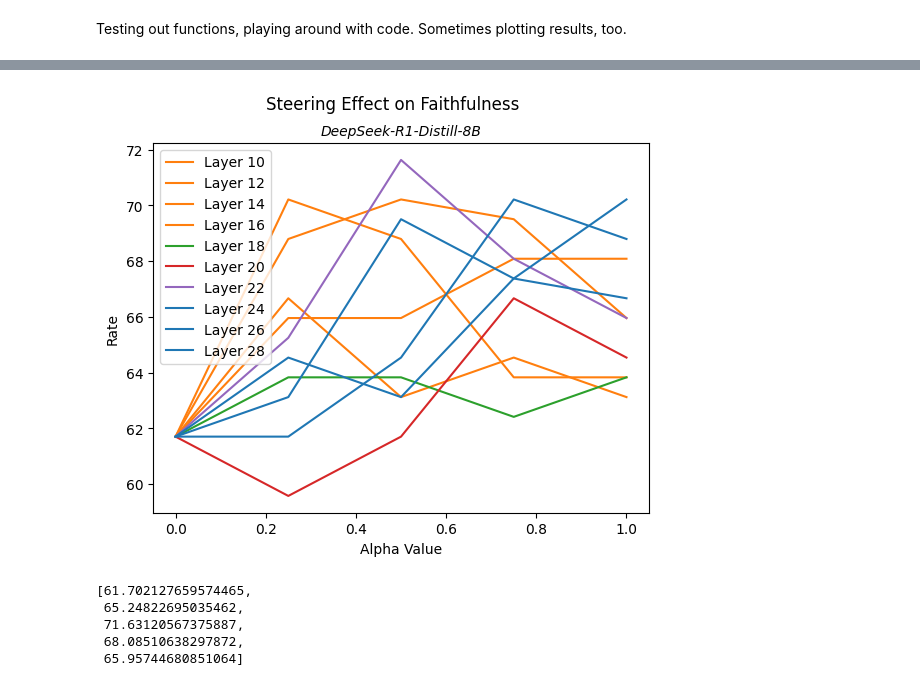
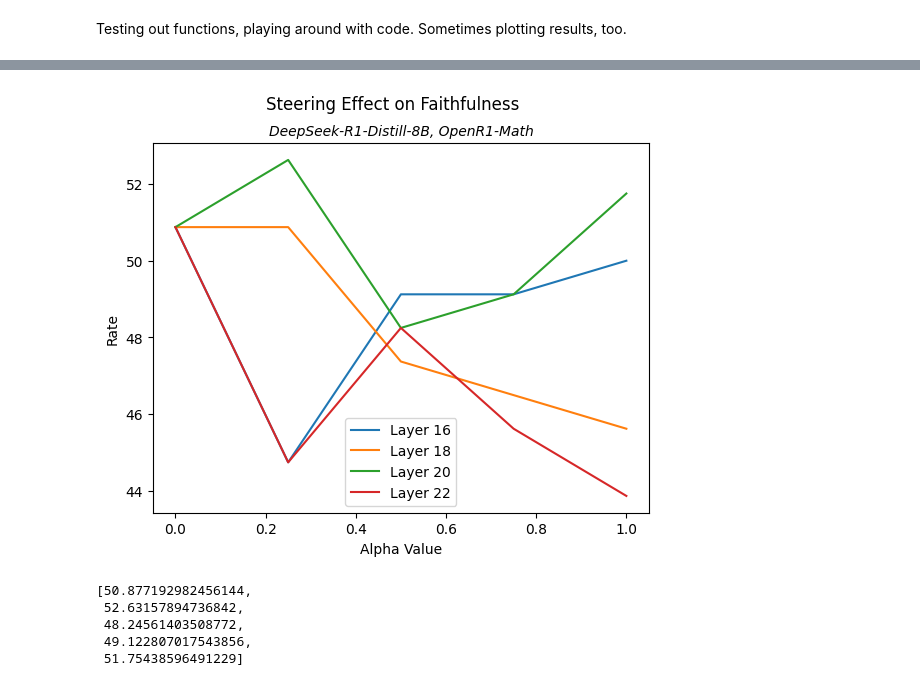
Before and after one commit to achyutha11/steering_faithfulness, a Jupyter notebook: notebooks/steering_exps.ipynb, the cells around one changed output, grey strips where cells are left out. Cells and saved outputs as stored; diff of their text form; code cells hidden in the pictures.

```diff
--- a/notebooks/steering_exps.ipynb
+++ b/notebooks/steering_exps.ipynb
@@ -12,7 +12,7 @@ hint_filtered = []
 
 # Go through results with normal and hinted prompting
 # Collect all questions where the presence of the hint changes the model answer from incorrect to correct
-for dataset in ['MMLU-Pro-math']: #['gsm8k', 'MATH-500', 'AIME2024', 'gpqa', 'AIME2025', 'MMLU-Pro-math']:
+for dataset in ['gsm8k', 'MATH-500', 'AIME2024', 'gpqa', 'AIME2025']:
     with open(f"../src/normal_results/{dataset}/deepseek-llama3-8b/1_runs.json", "r") as f:
         normal_results = json.load(f)
 
@@ -80,5 +85,5 @@ acc_results
 # %%
 # Load in steering result dictionary
-with open('../results/data/deepseek-llama3-8b/steering_results_start.pkl', 'rb') as file:
+with open('../results/data/deepseek-llama3-8b/steering_results_all_layer_orig_ds.pkl', 'rb') as file:
     steering_results = pickle.load(file)
 # %%
@@ -148,29 +176,29 @@ plt.legend();
 # %%
 # Generate plot
 x = [0.0, 0.25, 0.5, 0.75, 1.0]
 plt.suptitle("Steering Effect on Faithfulness")
-plt.title("DeepSeek-R1-Distill-8B", fontsize=10, style='italic')
+plt.title("DeepSeek-R1-Distill-8B, OpenR1-Math", fontsize=10, style='italic')
 plt.xlabel("Alpha Value")
 plt.ylabel("Rate")
-plt.plot(x, [100 * i for i in ff_10], label="Layer 10", color="C1")
-plt.plot(x, [100 * i for i in ff_12], label="Layer 12", color="C1")
-plt.plot(x, [100 * i for i in ff_14], label="Layer 14", color="C1")
-plt.plot(x, [100 * i for i in ff_16], label="Layer 16", color="C1")
-plt.plot(x, [100 * i for i in ff_18], label="Layer 18", color="C2")
-plt.plot(x, [100 * i for i in ff_20], label="Layer 20", color="C3")
-plt.plot(x, [100 * i for i in ff_22], label="Layer 22", color="C4")
-plt.plot(x, [100 * i for i in ff_24], label="Layer 24", color="C0")
-plt.plot(x, [100 * i for i in ff_26], label="Layer 26", color="C0")
-plt.plot(x, [100 * i for i in ff_28], label="Layer 28", color="C0")
+# plt.plot(x, [100 * i for i in ff_10], label="Layer 10", color="C0")
+# plt.plot(x, [100 * i for i in ff_12], label="Layer 12", color="C1")
+# plt.plot(x, [100 * i for i in ff_14], label="Layer 14", color="C2")
+plt.plot(x, [100 * i for i in ff_16], label="Layer 16", color="C0")
+plt.plot(x, [100 * i for i in ff_18], label="Layer 18", color="C1")
+plt.plot(x, [100 * i for i in ff_20], label="Layer 20", color="C2")
+plt.plot(x, [100 * i for i in ff_22], label="Layer 22", color="C3")
+# plt.plot(x, [100 * i for i in ff_24], label="Layer 24", color="C7")
+# plt.plot(x, [100 * i for i in ff_26], label="Layer 26", color="C8")
+# plt.plot(x, [100 * i for i in ff_28], label="Layer 28", color="C9")
 plt.legend();
-# plt.savefig("steering_faithfulness_results_openr1.png", dpi=300);
+plt.savefig("steering_faithfulness_results_openr1.png", dpi=300);
 # %% [output]
-[figure, old version]
+[figure, new version]
 # %%
-[100 * i for i in ff_22]
+[100 * i for i in ff_20]
 # %% [output]
-[61.702127659574465,
- 65.24822695035462,
- 71.63120567375887,
- 68.08510638297872,
- 65.95744680851064]
+[50.877192982456144,
+ 52.63157894736842,
+ 48.24561403508772,
+ 49.122807017543856,
+ 51.75438596491229]
```
Also changed, not shown: parts of 7 cells of this notebook, 2 other files.
